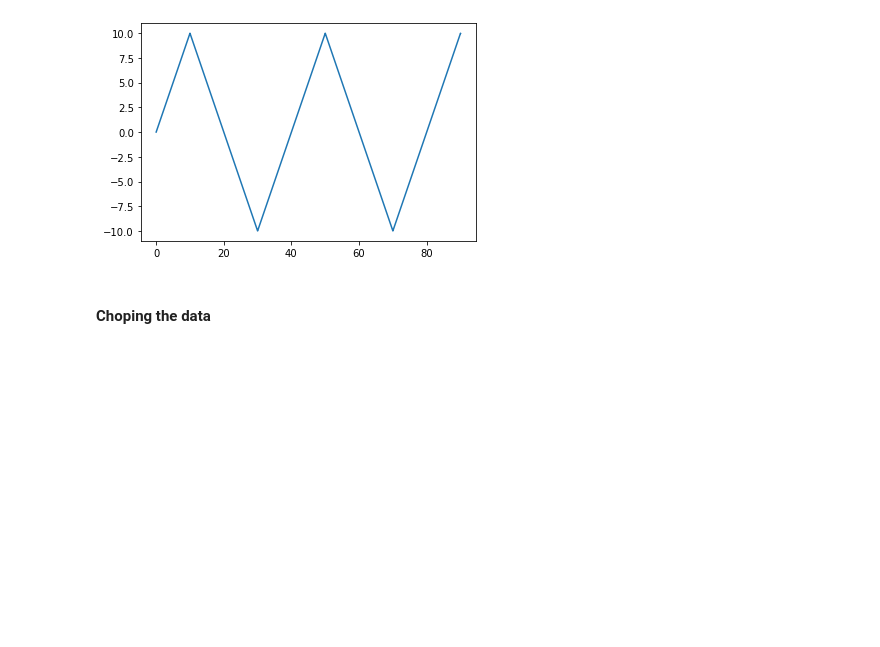
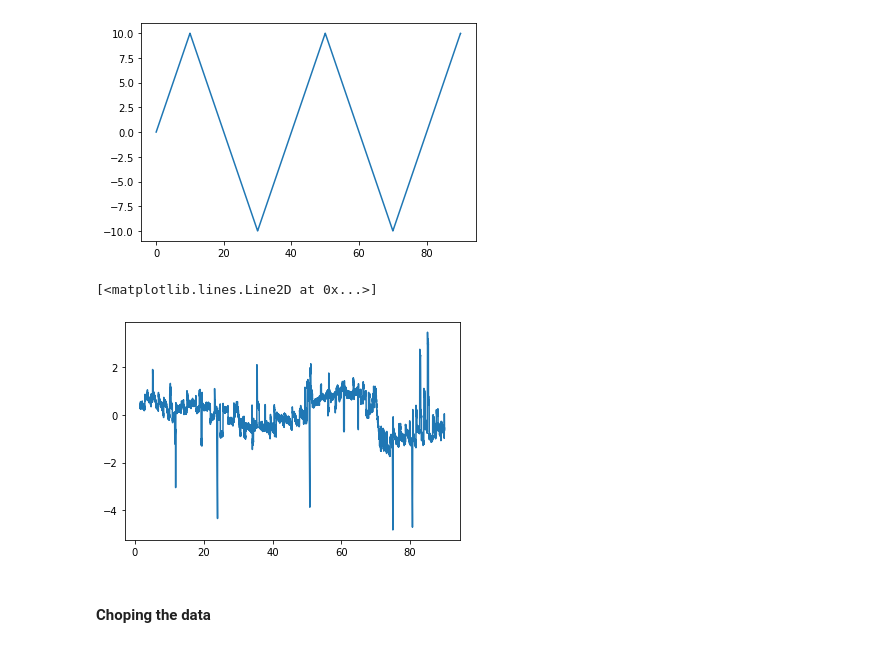
Before and after one commit to jamesleocodes/eye_movement, a Jupyter notebook: gain/gain_calc_1.ipynb, the cells around one changed output. Drawn from its saved outputs; the diff is of its cells as text; code cells hidden in the pictures; blank space fills up the shorter version.

```diff
--- a/gain/gain_calc_1.ipynb
+++ b/gain/gain_calc_1.ipynb
@@ -315,7 +315,10 @@ dt_array = pd.DataFrame(dt_array,columns=['diff'])
 window_size = 5
 dt_array['Moving_Average'] = dt_array['diff'].rolling(window=window_size).mean()
 # %%
-#plt.plot(y_data,dt_array['Moving_Average'])
+plt.plot(y_data,dt_array['Moving_Average'])
+# %% [output]
+[<matplotlib.lines.Line2D at 0x...>]
+[figure, added]
 # %%
 # create dataframe
 data = {'Time':y_data,'POS':dt_array['Moving_Average']}
```
Also changed, not shown: parts of 32 cells of this notebook.
